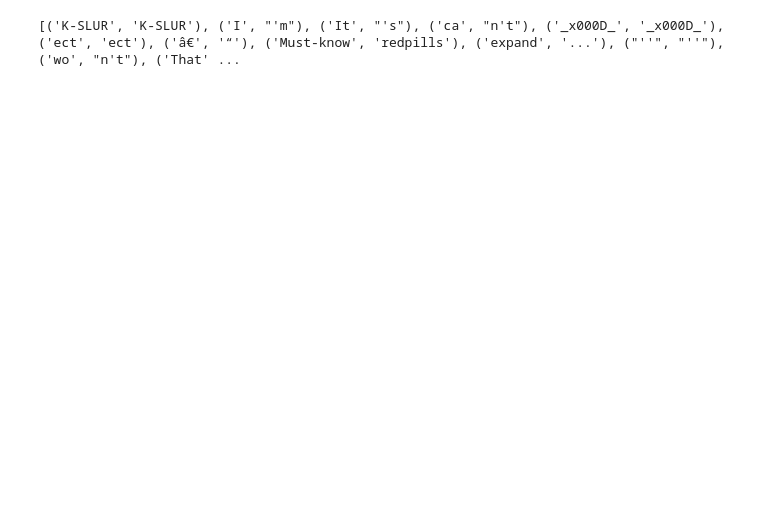
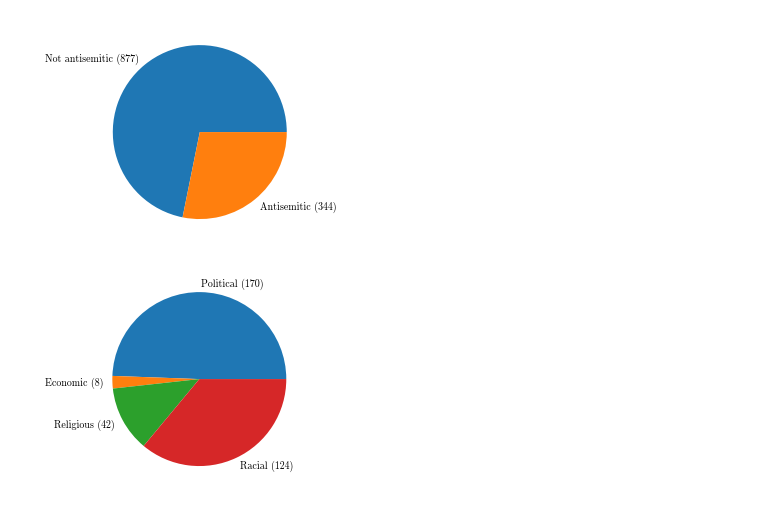
Before and after one commit to NicoACloutier/class-imbalance-Cloutier-Japkowicz-2023, a Jupyter notebook: data/visualizations.ipynb, the cells around one changed output. Cells and saved outputs as stored; diff of their text form; code cells hidden in the pictures; blank space fills up the shorter version.

```diff
--- a/data/visualizations.ipynb
+++ b/data/visualizations.ipynb
@@ -95,11 +78,21 @@ True
-# %%
-#get bigrams in text
-tokens = nltk.word_tokenize(text)
-bigrams = nltk.bigrams(tokens)
-frequency = nltk.FreqDist(bigrams)
-words = sort_by_values(frequency) #sort by frequency values
-words = remove_words(words, '.,:!?"><`()') #remove punctuation
-words = remove_words(words, wordcloud.STOPWORDS) #remove common words (the, a, etc.)
-print(words[:TO_SHOW*5])
-# %% [output]
-[('K-SLUR', 'K-SLUR'), ('I', "'m"), ('It', "'s"), ('ca', "n't"), ('_x000D_', '_x000D_'), ('ect', 'ect'), ('â€', '“'), ('Must-know', 'redpills'), ('expand', '...'), ("''", "''"), ('wo', "n't"), ('That' ...
+# %%
+def class_pie():
+    fig = plt.figure()
+    ax = plt.gca()
+    df = pd.read_csv('antisemitism_dataset.csv')
+    binary_numbers = [len(df[df['classification'] == x]) for x in range(2)]
+    plt.pie(x=binary_numbers, labels=[f'Not antisemitic ({binary_numbers[0]})', f'Antisemitic ({binary_numbers[1]})'])
+    fig.savefig('binary_pie.pdf')
+
+    fig = plt.figure()
+    ax = plt.gca()
+    type_numbers = [len(df[df['type_of_antisemitism'] == x]) for x in range(4)]
+    LABELS = ['Political', 'Economic', 'Religious', 'Racial']
+    labels = [f'{label} ({type_numbers[i]})' for i, label in enumerate(LABELS)]
+    plt.pie(x=type_numbers, labels=labels)
+    plt.savefig('type_pie.pdf')
+# %%
+class_pie()
+# %% [output]
+[figure, added]
+[figure, added]
```
Also changed, not shown: parts of 6 cells of this notebook.
